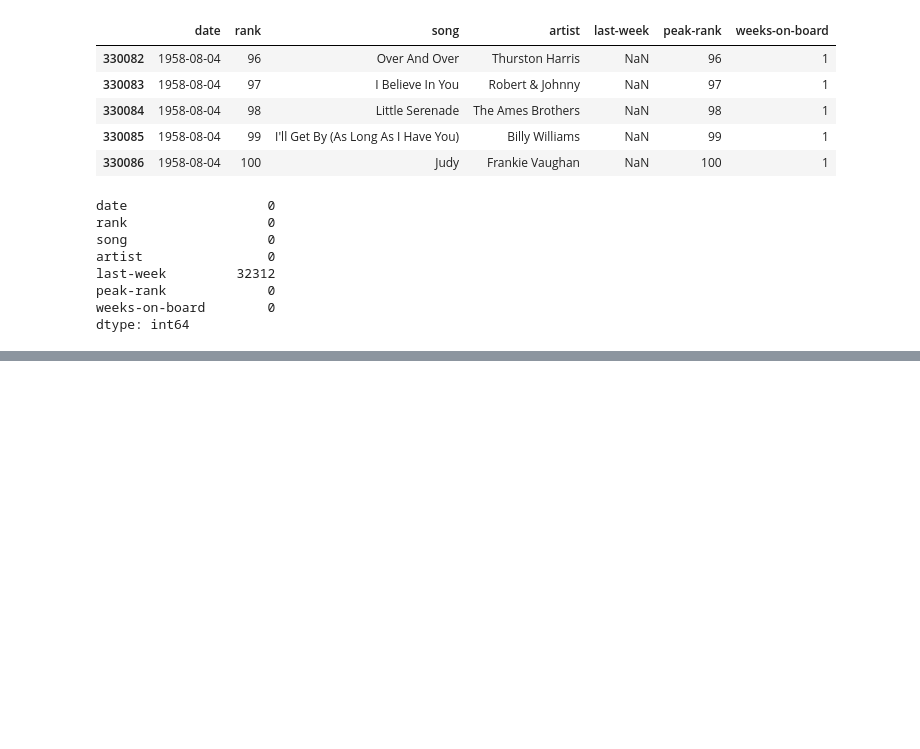
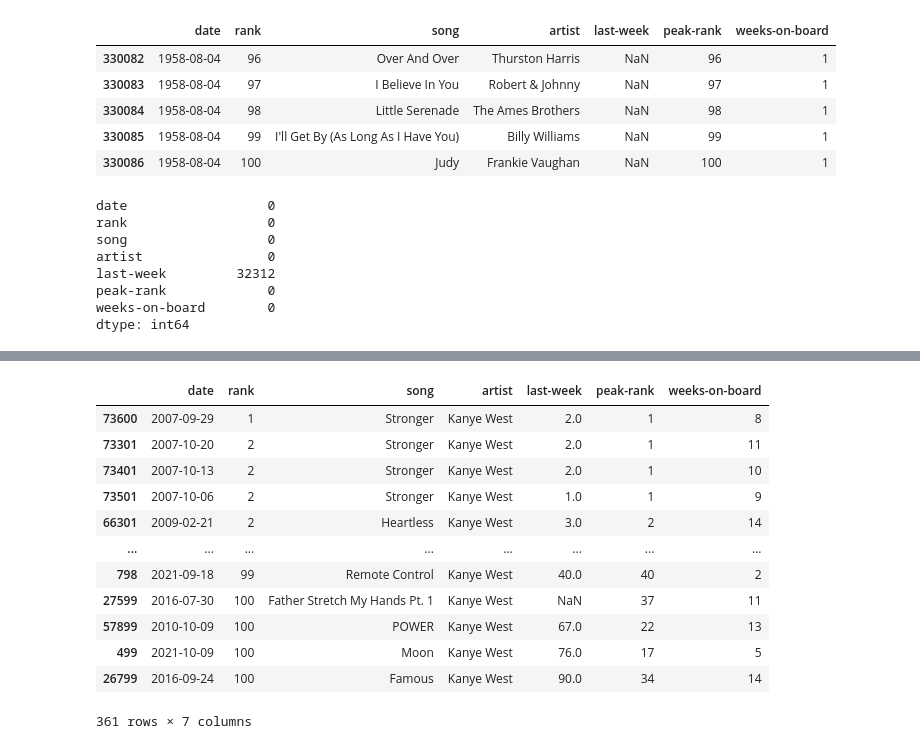
Before and after one commit to Bramstorp/MusicDataAnalyse, a Jupyter notebook: billboard.ipynb, the cells around one changed output, grey strips where cells are left out. Drawn from its saved outputs; the diff is of its cells as text; code cells hidden in the pictures; blank space fills up the shorter version.

```diff
--- a/billboard.ipynb
+++ b/billboard.ipynb
@@ -56,0 +90,16 @@ dtype: int64
+# %%
+kanye_west_df.sort_values('rank')
+# %% [output]
+|  | date | rank | song | artist | last-week | peak-rank | weeks-on-board |
+| 73600 | 2007-09-29 | 1 | Stronger | Kanye West | 2.0 | 1 | 8 |
+| 73301 | 2007-10-20 | 2 | Stronger | Kanye West | 2.0 | 1 | 11 |
+| 73401 | 2007-10-13 | 2 | Stronger | Kanye West | 2.0 | 1 | 10 |
+| 73501 | 2007-10-06 | 2 | Stronger | Kanye West | 1.0 | 1 | 9 |
+| 66301 | 2009-02-21 | 2 | Heartless | Kanye West | 3.0 | 2 | 14 |
+| ... | ... | ... | ... | ... | ... | ... | ... |
+| 798 | 2021-09-18 | 99 | Remote Control | Kanye West | 40.0 | 40 | 2 |
+| 27599 | 2016-07-30 | 100 | Father Stretch My Hands Pt. 1 | Kanye West | NaN | 37 | 11 |
+| 57899 | 2010-10-09 | 100 | POWER | Kanye West | 67.0 | 22 | 13 |
+| 499 | 2021-10-09 | 100 | Moon | Kanye West | 76.0 | 17 | 5 |
+| 26799 | 2016-09-24 | 100 | Famous | Kanye West | 90.0 | 34 | 14 |
+361 rows × 7 columns
```
Also changed, not shown: parts of 9 cells of this notebook.
